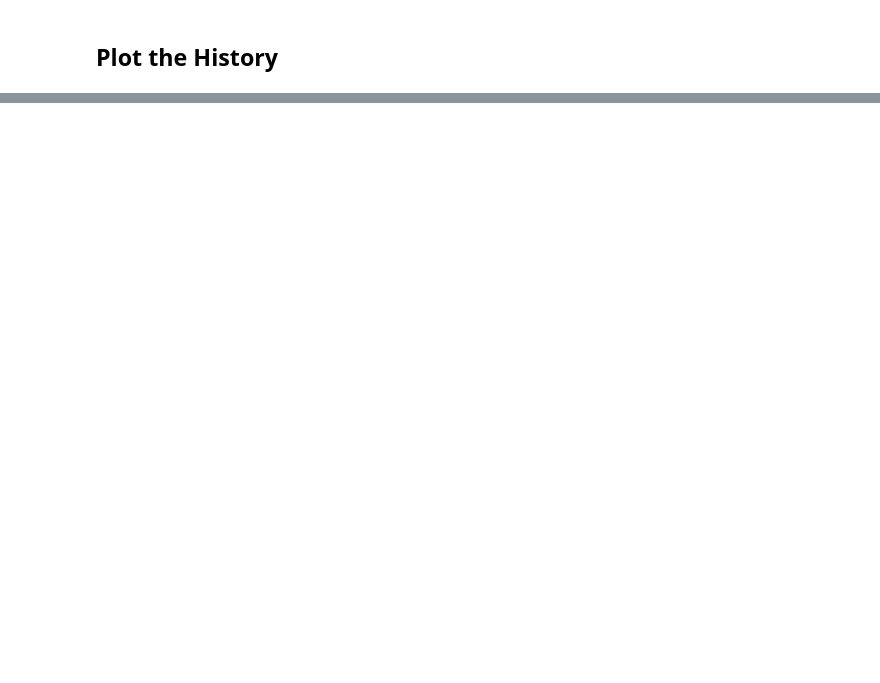
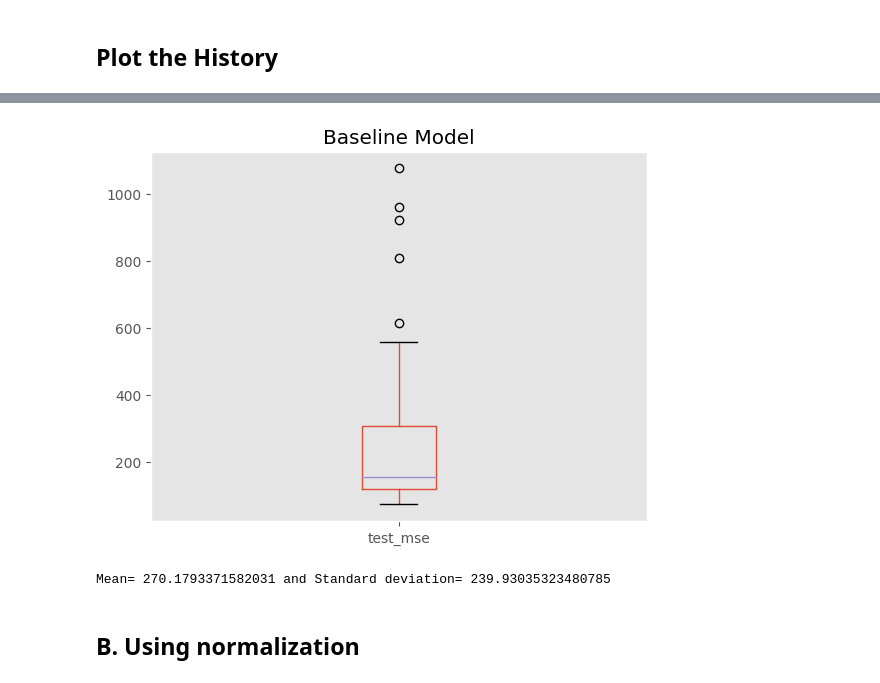
Before and after one commit to yusufbrima/IBMDLIntroduction, a Jupyter notebook: Week5/Assignment_Yusuf_Brima.ipynb, the cells around one changed output, grey strips where cells are left out. Cells and saved outputs as stored; diff of their text form; code cells hidden in the pictures; blank space fills up the shorter version.

```diff
--- a/Week5/Assignment.ipynb
+++ b/Week5/Assignment_Yusuf_Brima.ipynb
@@ -189,16 +187,11 @@ model.compile(optimizer='adam', loss='mse')
-# %%
-# Train and evaluate the model
-n_epochs = 100
-history = model.fit(X_train, y_train, validation_split=0.2, epochs=n_epochs, verbose=0)
+# %%
+history = {'iteration' : [], 'test_mse': []}
+
+for i in range(50):
+  model = init_model()
+  score = train_eval(model, X,y, n_epochs=50)
+  history['iteration'].append(i)
+  history['test_mse'].append(score)
+  # print(f"Iteration: {i}, and test MSE: {score}")
 # %% [markdown]
 ## Plot the History
-# %%
-epochs = np.arange(0,n_epochs)
-plt.style.use("ggplot")
-plt.figure(1, figsize=(10,6))
-plt.plot(epochs, history.history["loss"], label="train_loss", marker='o')
-plt.plot(epochs, history.history["val_loss"], label="val_loss", marker='d')
-plt.xlabel("Epoch")
-plt.ylabel("Loss")
-plt.legend()
-plt.show()
@@ -229,0 +198,3 @@ plt.show()
+# %%
+tdf = pd.DataFrame(history)
+tdf.head()
@@ -229,0 +208,13 @@ plt.show()
+# %%
+tdf.boxplot(column=['test_mse'], grid=False)
+plt.title("Baseline Model")
+plt.show()
+# %% [output]
+[figure, added]
+# %%
+# Reporting the mean and standard deviations
+print("Mean=", tdf['test_mse'].mean(), "and Standard deviation=", tdf['test_mse'].std())
+# %% [output]
+Mean= 270.1793371582031 and Standard deviation= 239.93035323480785
+# %% [markdown]
+## B. Using normalization
```
Also changed, not shown: parts of 30 cells of this notebook, 8 other files.
